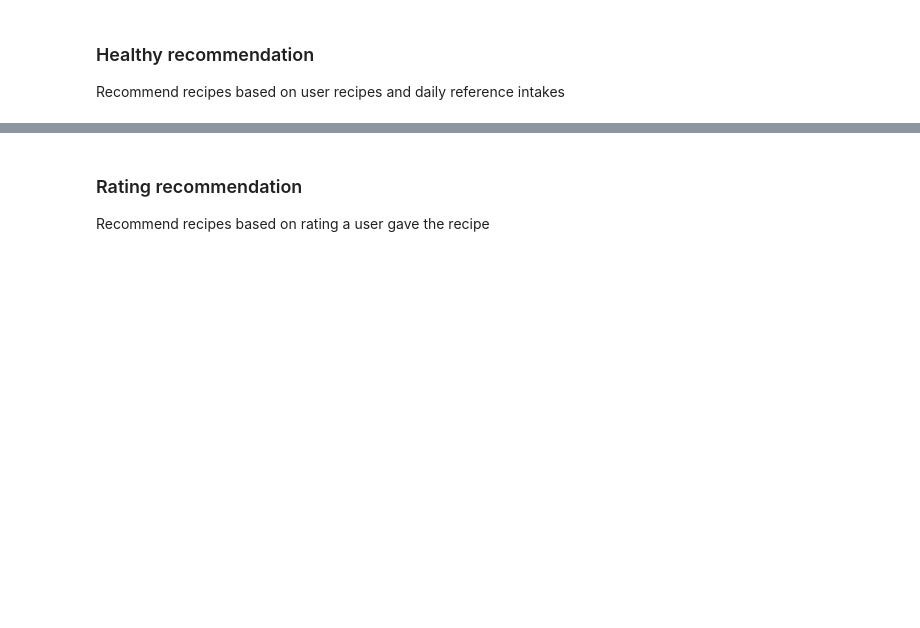
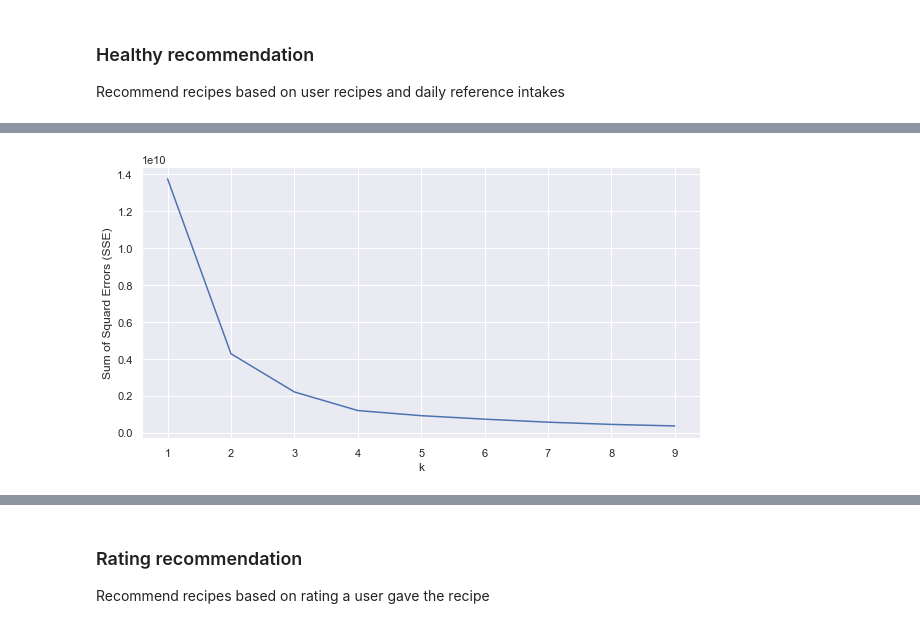
Before and after one commit to jellehuibregtse/recipe-recommendation-system, a Jupyter notebook: cookbook_ml.ipynb, the cells around one changed output, grey strips where cells are left out. Drawn from its saved outputs; the diff is of its cells as text; code cells hidden in the pictures; blank space fills up the shorter version.

```diff
--- a/cookbook_ml.ipynb
+++ b/cookbook_ml.ipynb
@@ -194,0 +206,20 @@ calories: 2195.94
+# %%
+def calculate_SSE(data, kmax):
+    sse = []
+    for k in range(1, kmax):
+        kmeans = KMeans(n_clusters=k)
+        kmeans.fit(data)
+        sse.append(kmeans.inertia_)
+
+    return sse
+# %%
+kmax = 10
+sse = calculate_SSE(
+    df_health_recommendation[['protein', 'carbo', 'sodium', 'iron', 'vitamin_c', 'vitamin_a', 'calories']],
+    kmax)
+
+plt.xlabel('k')
+plt.ylabel('Sum of Squard Errors (SSE)')
+plt.plot(range(1, 10), sse);
+# %% [output]
+[figure, added]
```
Also changed, not shown: parts of 9 cells of this notebook.
